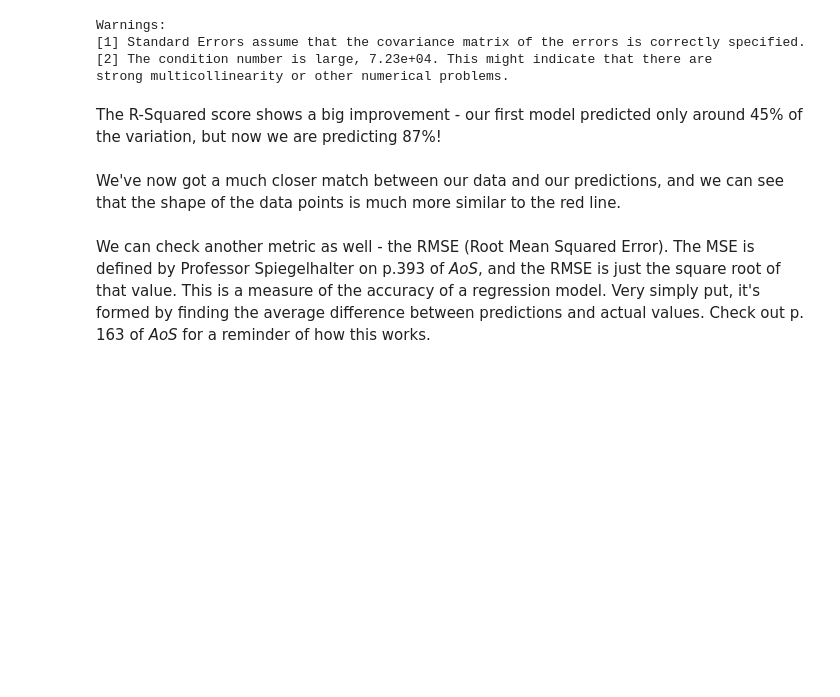
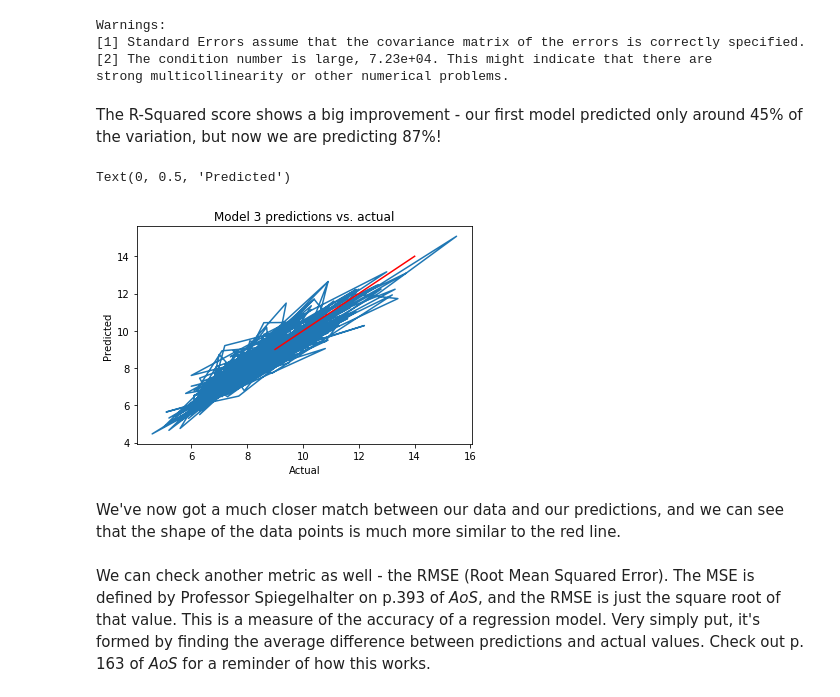
Before and after one commit to ElijahSeeley/Springboard, a Jupyter notebook: Linear_Regression_Case_Study/Linear Regression Case Study/Springboard Regression Case Study, Unit 8 - the Red Wine Dataset - Tier 3 (1).ipynb, the cells around one changed output. Drawn from its saved outputs; the diff is of its cells as text; code cells hidden in the pictures; blank space fills up the shorter version.

```diff
--- a/Linear_Regression_Case_Study/Linear Regression Case Study/Springboard Regression Case Study, Unit 8 - the Red Wine Dataset - Tier 3 (1).ipynb
+++ b/Linear_Regression_Case_Study/Linear Regression Case Study/Springboard Regression Case Study, Unit 8 - the Red Wine Dataset - Tier 3 (1).ipynb
@@ -475,3 +465,19 @@ _ _ _
+# %%
+# Plot the predictions
+# Build a scatterplot
+plt.plot(y_test, y_pred)
+
+# Add a line for perfect correlation
+plt.plot([x for x in range(9,15)],[x for x in range(9,15)], color='red')
+
+
+# Label it nicely
+plt.title("Model 3 predictions vs. actual")
+plt.xlabel("Actual")
+plt.ylabel("Predicted")
+# %% [output]
+Text(0, 0.5, 'Predicted')
+[figure, added]
 # %% [markdown]
 We've now got a much closer match between our data and our predictions, and we can see that the shape of the data points is much more similar to the red line.
 # %% [markdown]
```
Also changed, not shown: parts of 6 cells of this notebook, 6 other files.
